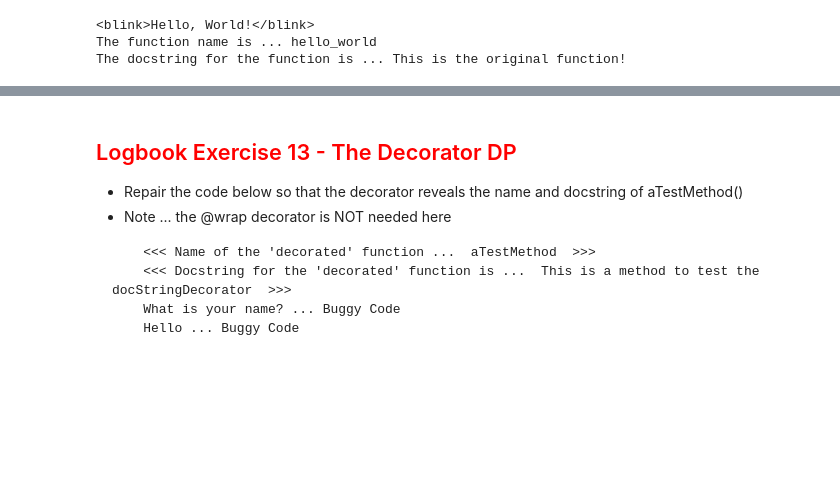
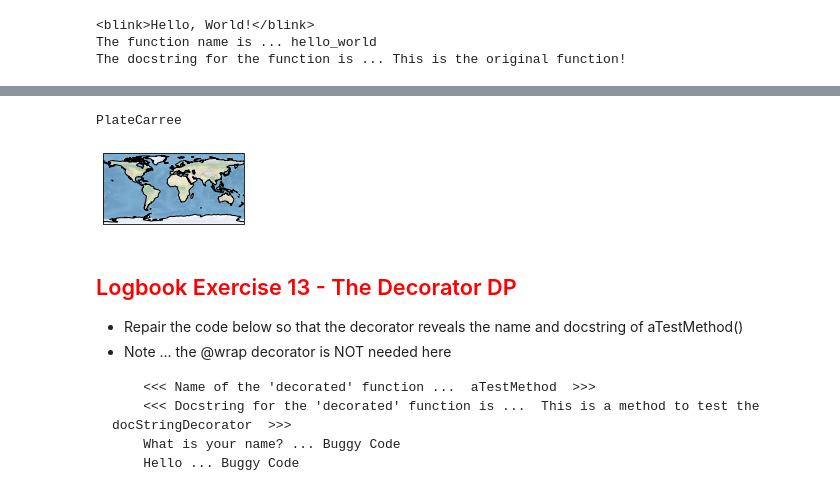
Before and after one commit to iamjonjackson/CO664-Design-Patterns, a Jupyter notebook: 08 - Adaptor and Decorator DPs/Lecture06_Adapter_Decorator_student_copy.ipynb, the cells around one changed output, grey strips where cells are left out. Cells and saved outputs as stored; diff of their text form; code cells hidden in the pictures; blank space fills up the shorter version.

````diff
--- a/08 - Adaptor and Decorator DPs/Lecture06_Adapter_Decorator_student_copy.ipynb
+++ b/08 - Adaptor and Decorator DPs/Lecture06_Adapter_Decorator_student_copy.ipynb
@@ -497,6 +497,55 @@ The docstring for the function is ... This is the original function!
  ```
  - The output should look something like this ...
  ![map_project_output.png](attachment:map_project_output.png)
+# %%
+import cartopy.crs as ccrs
+import matplotlib.pyplot as plt
+import numpy as np
+
+
+class PlateCarree:
+       def __init__(self):
+              self.name = "PlateCarree"
+       def project_PlateCarree(self):
+              ax = plt.axes(projection=ccrs.PlateCarree())
+              return ax
+
+class InterruptedGoodeHomolosine:
+       def __init__(self):
+              self.name = "InterruptedGoodeHomolosine"
+       def project_InterruptedGoodeHomolosine(self):
+              ax = plt.axes(projection=ccrs.InterruptedGoodeHomolosine())
+              return ax
+
+class AlbersEqualArea:
+       def __init__(self):
+              self.name = "AlbersEqualArea"
+       def project_AlbersEqualArea(self):
+              ax = plt.axes(projection=ccrs.AlbersEqualArea())
+              return ax
+
+class Mollweide:
+       def __init__(self):
+              self.name = "Mollweide"
+       def project_Mollweide(self):
+              ax = plt.axes(projection=ccrs.Mollweide())
+              return ax
+
+obj = PlateCarree()
+
+# Create an axes with the specified projection
+ax = obj.project_PlateCarree()
+# Attach Cartopy's default geospatially registered map/image of the world
+ax.stock_img()
+# Add the coastlines - highlight these with a black vector
+ax.coastlines()
+# Print the name of the object/projection
+print(obj.name)
+# Plot the axes, projection and render the map-image to the projection
+plt.show()
+# %% [output]
+PlateCarree
+[figure, added]
 # %% [markdown]
 ## <font color="red">Logbook Exercise 13 - The Decorator DP</font> ##
 
````
Also changed, not shown: 1 other file.
